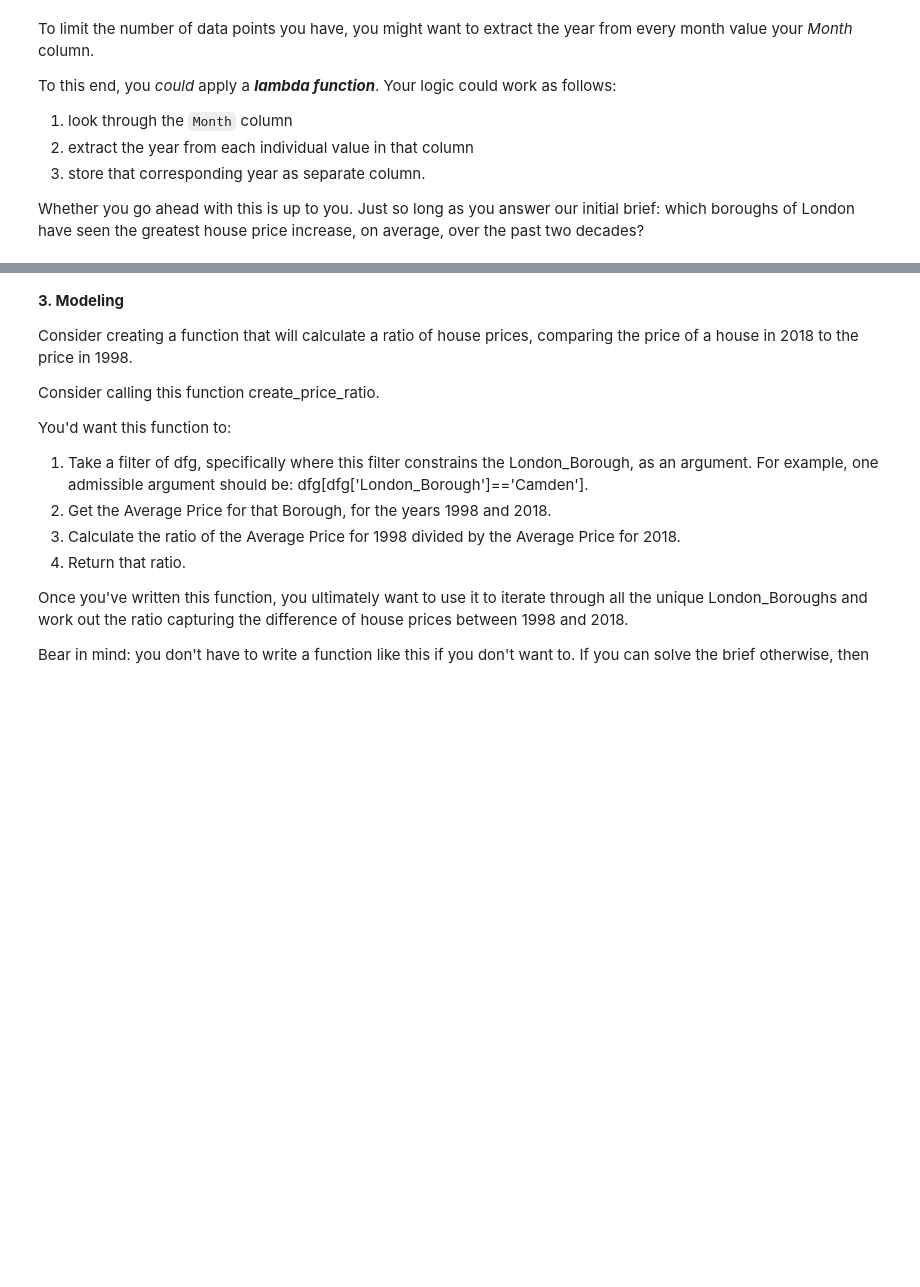
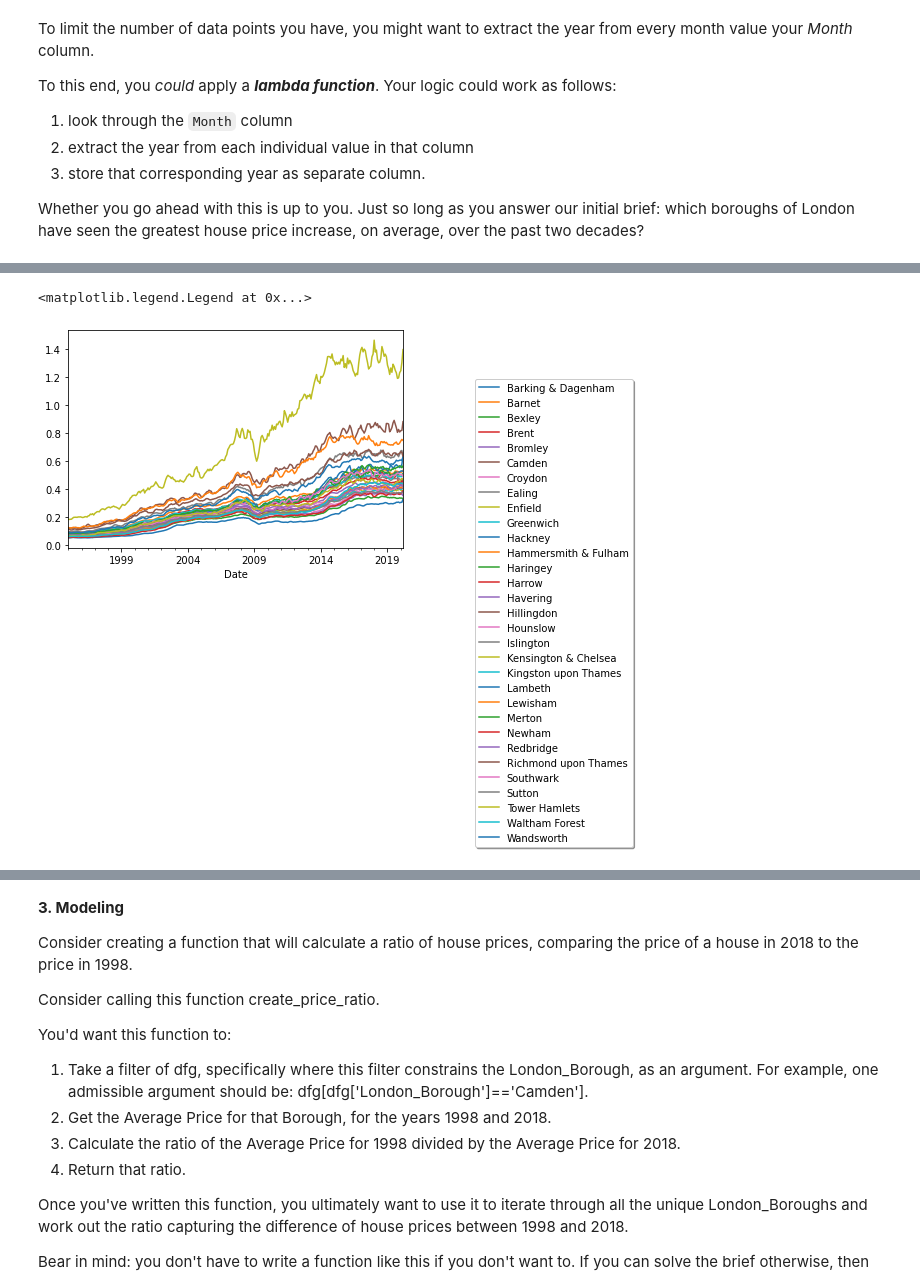
Before and after one commit to lawrence009/dsc, a Jupyter notebook: Springboard Unit 4 Challenge.ipynb, the cells around one changed output, grey strips where cells are left out. Drawn from its saved outputs; the diff is of its cells as text; code cells hidden in the pictures; blank space fills up the shorter version.

```diff
--- a/Springboard Unit 4 Challenge.ipynb
+++ b/Springboard Unit 4 Challenge.ipynb
@@ -156,0 +193,5 @@ Whether you go ahead with this is up to you. Just so long as you answer our init
+# %%
+x.pivot(index='Date',columns='Borough',values='Avg Price').plot().legend(loc='upper center', bbox_to_anchor=(1.45, 0.8), shadow=True, ncol=1)
+# %% [output]
+<matplotlib.legend.Legend at 0x...>
+[figure, added]
```
Also changed, not shown: parts of 9 cells of this notebook.
